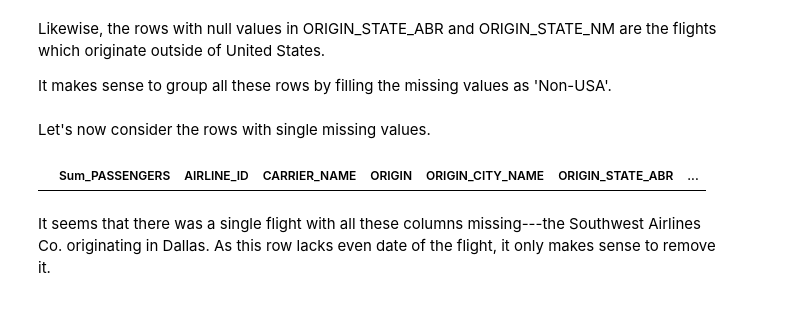
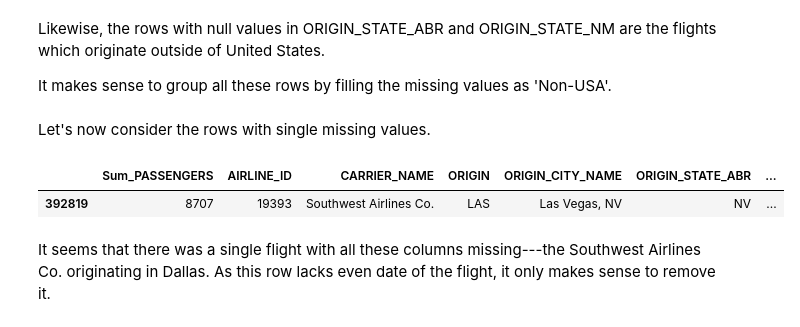
Before and after one commit to kleczekr/tolkenizer, a Jupyter notebook: cleaning_data_air_travel.ipynb, the cells around one changed output. Cells and saved outputs as stored; diff of their text form; code cells hidden in the pictures.

```diff
--- a/cleaning_data_air_travel.ipynb
+++ b/cleaning_data_air_travel.ipynb
@@ -107,9 +107,10 @@ df.DEST_STATE_NM = df.DEST_STATE_NM.fillna('Non-USA')
 
 Let's now consider the rows with single missing values.
 # %%
-df[df.DEST_CITY_NAME.isnull()].head()
+df[df.DEST_COUNTRY_NAME.isnull()].head()
 # %% [output]
 |  | Sum_PASSENGERS | AIRLINE_ID | CARRIER_NAME | ORIGIN | ORIGIN_CITY_NAME | ORIGIN_STATE_ABR | ... |
+| 392819 | 8707 | 19393 | Southwest Airlines Co. | LAS | Las Vegas, NV | NV | ... |
 # %% [markdown]
 It seems that there was a single flight with all these columns missing---the Southwest Airlines Co. originating in Dallas. As this row lacks even date of the flight, it only makes sense to remove it.
 # %%
```
Also changed, not shown: parts of 2 cells of this notebook.
